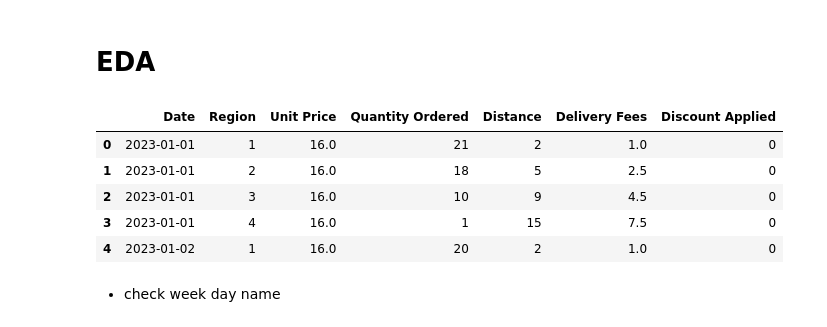
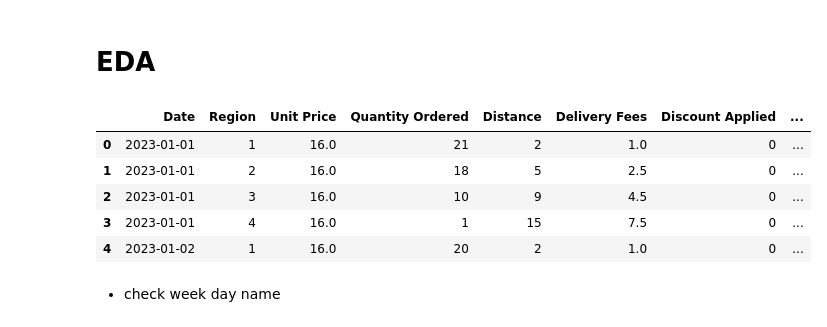
Before and after one commit to Alphteow/EconsModel, a Jupyter notebook: Econ_Group_Project3.ipynb, the cells around one changed output. Saved outputs shown, nothing was run; the diff lists cells and outputs as text; code cells hidden in the pictures.

```diff
--- a/Econ_Group_Project3.ipynb
+++ b/Econ_Group_Project3.ipynb
@@ -24,15 +24,16 @@ def get_all_dates(start_date, end_date):
 # EDA
 # %%
 df = pd.read_csv('./Project3Data.csv')
+df['Total Price'] = df['Delivery Fees'] + df['Unit Price']
 # df = df.dropna()
 df.head()
 # %% [output]
-|  | Date | Region | Unit Price | Quantity Ordered | Distance | Delivery Fees | Discount Applied |
-| 0 | 2023-01-01 | 1 | 16.0 | 21 | 2 | 1.0 | 0 |
-| 1 | 2023-01-01 | 2 | 16.0 | 18 | 5 | 2.5 | 0 |
-| 2 | 2023-01-01 | 3 | 16.0 | 10 | 9 | 4.5 | 0 |
-| 3 | 2023-01-01 | 4 | 16.0 | 1 | 15 | 7.5 | 0 |
-| 4 | 2023-01-02 | 1 | 16.0 | 20 | 2 | 1.0 | 0 |
+|  | Date | Region | Unit Price | Quantity Ordered | Distance | Delivery Fees | Discount Applied | ... |
+| 0 | 2023-01-01 | 1 | 16.0 | 21 | 2 | 1.0 | 0 | ... |
+| 1 | 2023-01-01 | 2 | 16.0 | 18 | 5 | 2.5 | 0 | ... |
+| 2 | 2023-01-01 | 3 | 16.0 | 10 | 9 | 4.5 | 0 | ... |
+| 3 | 2023-01-01 | 4 | 16.0 | 1 | 15 | 7.5 | 0 | ... |
+| 4 | 2023-01-02 | 1 | 16.0 | 20 | 2 | 1.0 | 0 | ... |
 # %% [markdown]
 - check week day name
 # %%
```
Also changed, not shown: parts of 32 cells of this notebook.
